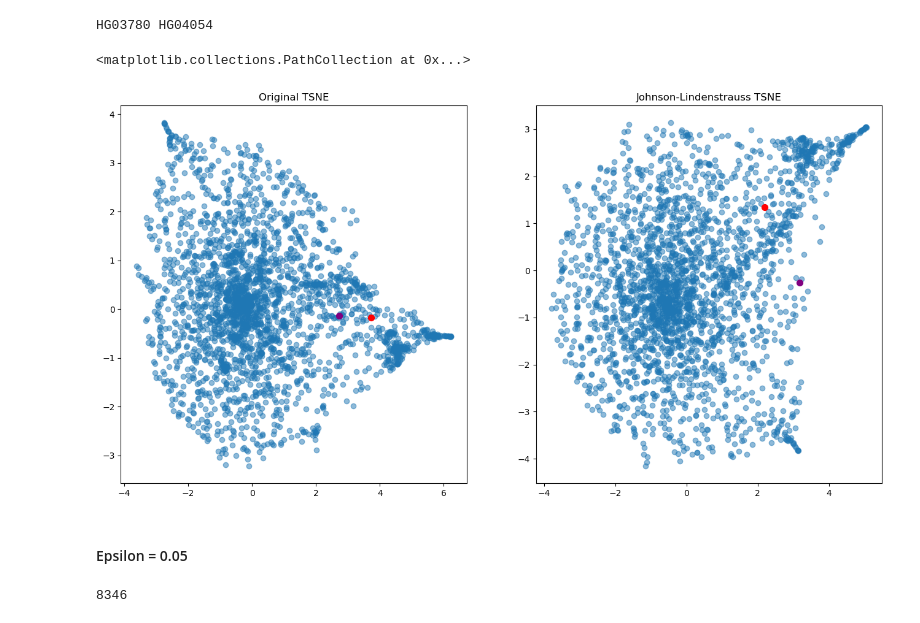
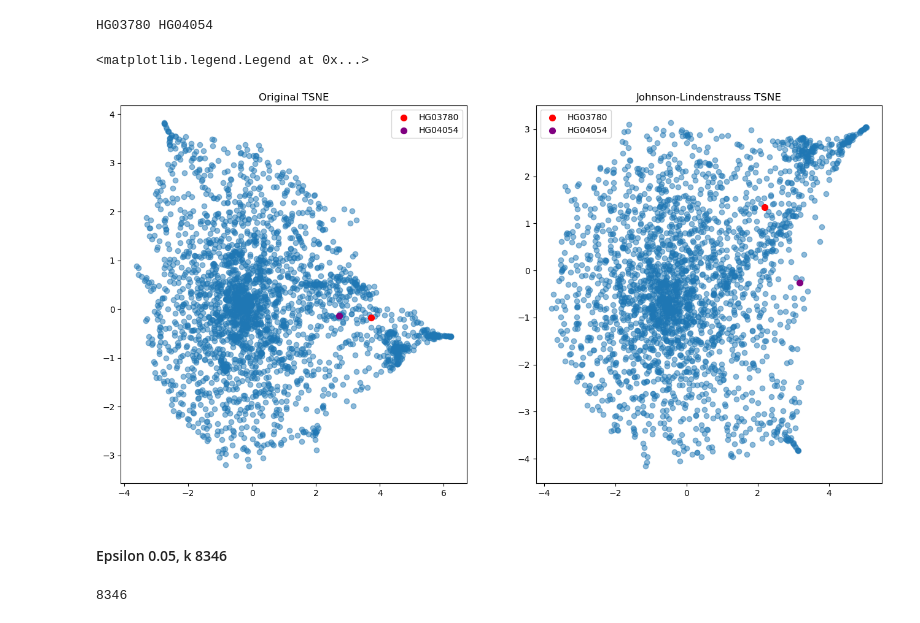
Before and after one commit to jakekrol/csci-7000-006-neurosymbolic-nlp, a Jupyter notebook: data.ipynb, the cells around one changed output. Cells and saved outputs as stored; diff of their text form; code cells hidden in the pictures.

```diff
--- a/data.ipynb
+++ b/data.ipynb
@@ -406,3 +412,8 @@ df_vec
 df_vec.to_csv("/data/jake/csci_7000-final_project/1kg-g2g_vecs.tsv", sep="\t")
 # %% [markdown]
 ### Pairwise KL
+# %%
+df_vec = pd.read_csv(
+    "/data/jake/csci_7000-final_project/1kg-g2g_vecs.tsv", sep="\t", index_col=0
+)
+df_vec.head()
@@ -565,30 +656,48 @@ df_tsne_jl.index = df_vec.index
 # %%
 # plot original and jl tsne
 
 fig, axes = plt.subplots(1, 2, figsize=(16, 8))
 
-axes[0].scatter(df_tsne_original.iloc[:, 0], df_tsne_original.iloc[:,1], alpha=0.5)
+axes[0].scatter(df_tsne_original.iloc[:, 0], df_tsne_original.iloc[:, 1], alpha=0.5)
 axes[0].set_title("Original TSNE")
-axes[0].scatter(df_tsne_original.loc[i1, 0], df_tsne_original.loc[i1, 1], color='red', s=50, label='Point 1')
-axes[0].scatter(df_tsne_original.loc[i2, 0], df_tsne_original.loc[i2, 1], color='purple', s=50, label='Point 2')
+axes[0].scatter(
+    df_tsne_original.loc[i1, 0],
+    df_tsne_original.loc[i1, 1],
+    color="red",
+    s=50,
+    label=i1,
+)
+axes[0].scatter(
+    df_tsne_original.loc[i2, 0],
+    df_tsne_original.loc[i2, 1],
+    color="purple",
+    s=50,
+    label=i2,
+)
+axes[0].legend()
 # axes[0].annotate('Point 1', (df_tsne_original.loc[i1, 0], df_tsne_original.loc[i1, 1]),
 #                  textcoords="offset points", xytext=(0,10), ha='center', color='red')
 # axes[0].annotate('Point 2', (df_tsne_original.loc[i2, 0], df_tsne_original.loc[i2, 1]),
 #                  textcoords="offset points", xytext=(0,10), ha='center', color='purple')
 
-axes[1].scatter(df_tsne_jl.iloc[:, 0], df_tsne_jl.iloc[:,1], alpha=0.5)
+axes[1].scatter(df_tsne_jl.iloc[:, 0], df_tsne_jl.iloc[:, 1], alpha=0.5)
 axes[1].set_title("Johnson-Lindenstrauss TSNE")
-axes[1].scatter(df_tsne_jl.loc[i1, 0], df_tsne_jl.loc[i1, 1], color='red', s=50, label='Point 1')
-axes[1].scatter(df_tsne_jl.loc[i2, 0], df_tsne_jl.loc[i2, 1], color='purple', s=50, label='Point 2')
+axes[1].scatter(
+    df_tsne_jl.loc[i1, 0], df_tsne_jl.loc[i1, 1], color="red", s=50, label=i1
+)
+axes[1].scatter(
+    df_tsne_jl.loc[i2, 0], df_tsne_jl.loc[i2, 1], color="purple", s=50, label=i2
+)
+axes[1].legend()
 # axes[1].annotate('Point 1', (df_tsne_jl.loc[i1, 0], df_tsne_jl.loc[i1, 1]),
 #                  textcoords="offset points", xytext=(0,10), ha='center', color='red')
 # axes[1].annotate('Point 2', (df_tsne_jl.loc[i2, 0], df_tsne_jl.loc[i2, 1]),
 #                  textcoords="offset points", xytext=(0,10), ha='center', color='purple')
 # %% [output]
-<matplotlib.collections.PathCollection at 0x...>
+<matplotlib.legend.Legend at 0x...>
-[figure, old version]
+[figure, new version]
 # %% [markdown]
-#### Epsilon = 0.05
+#### Epsilon 0.05, k 8346
 # %%
 # distortion threshold
 epsilon = 0.05
```
Also changed, not shown: parts of 87 cells of this notebook.
